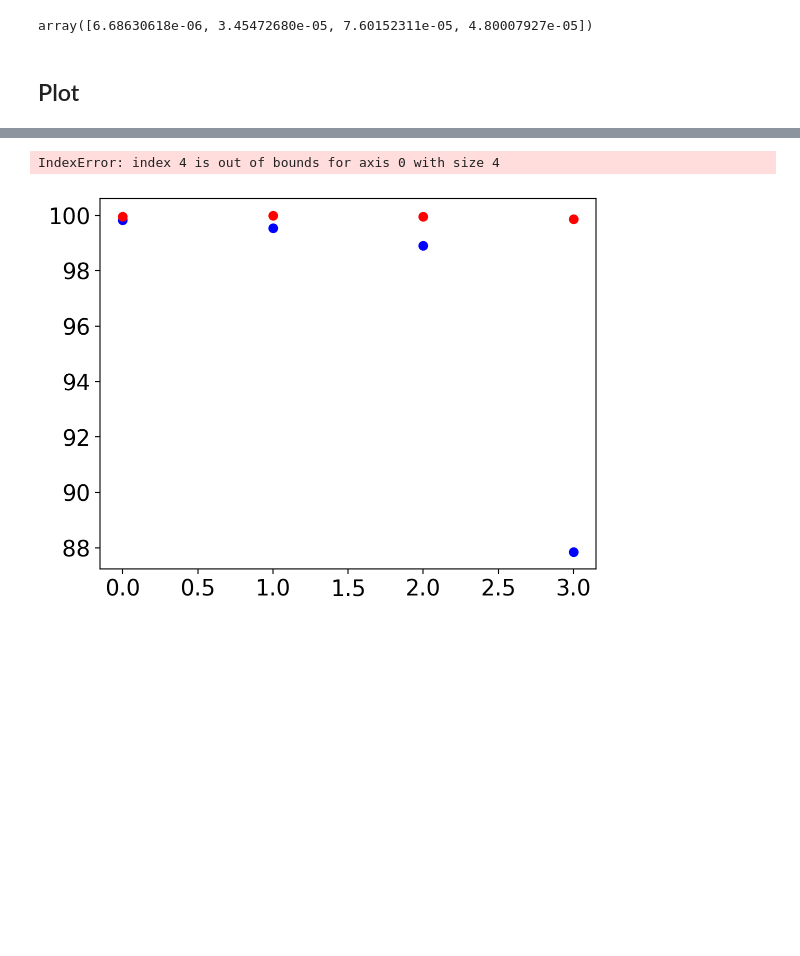
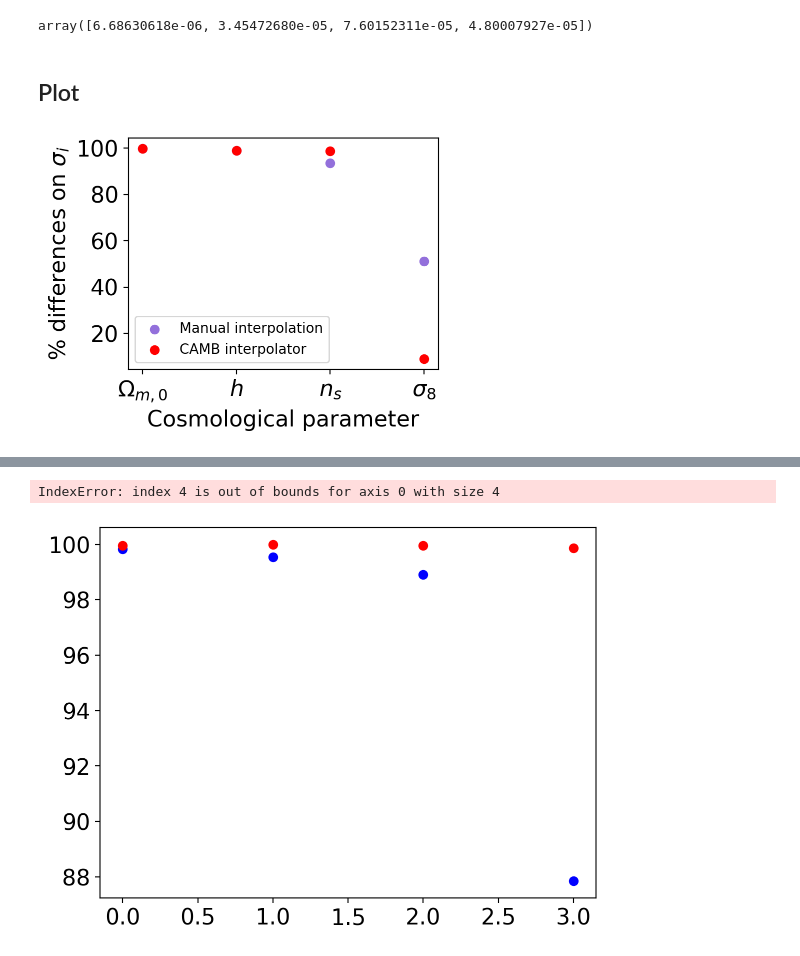
Before and after one commit to vPedreros/dfi-summer-2023, a Jupyter notebook: summer_nb.ipynb, the cells around one changed output, grey strips where cells are left out. Drawn from its saved outputs; the diff is of its cells as text; code cells hidden in the pictures; blank space fills up the shorter version.

```diff
--- a/summer_nb.ipynb
+++ b/summer_nb.ipynb
@@ -886,3 +887,19 @@ ref_param = [0.018, 0.47, 0.21, 0.035, 0.0087]
+# %%
+fig, ax = plt.subplots(figsize=(4,3))
+ref_param = [0.018, 0.21, 0.035, 0.0087]
+for idx in range(4):
+    marg_diff = (1 - marg_sigma[idx]/ref_param[idx]) * 100
+    unmarg_diff = (1 - connie_marg[idx]/ref_param[idx]) * 100
+    ax.scatter(idx, marg_diff, c='mediumpurple')
+    ax.scatter(idx, unmarg_diff, c='red')
+ax.set_xticks(range(4))
+ax.set_xticklabels(['$\Omega_{m,0}$', '$h$', '$n_s$', '$\sigma_8$'])
+ax.set_ylabel('%'+' differences on $\sigma_i$')
+ax.set_xlabel('Cosmological parameter')
+ax.legend(['Manual interpolation', 'CAMB interpolator'], prop={'size': 10})
+fig.savefig('images/sigmas.png')
+# %% [output]
+[figure, added]
 # %%
 fig, ax = plt.subplots(figsize=(4,3))
 ref_param = [0.018, 0.21, 0.035, 0.0087]
```
Also changed, not shown: parts of 12 cells of this notebook.
